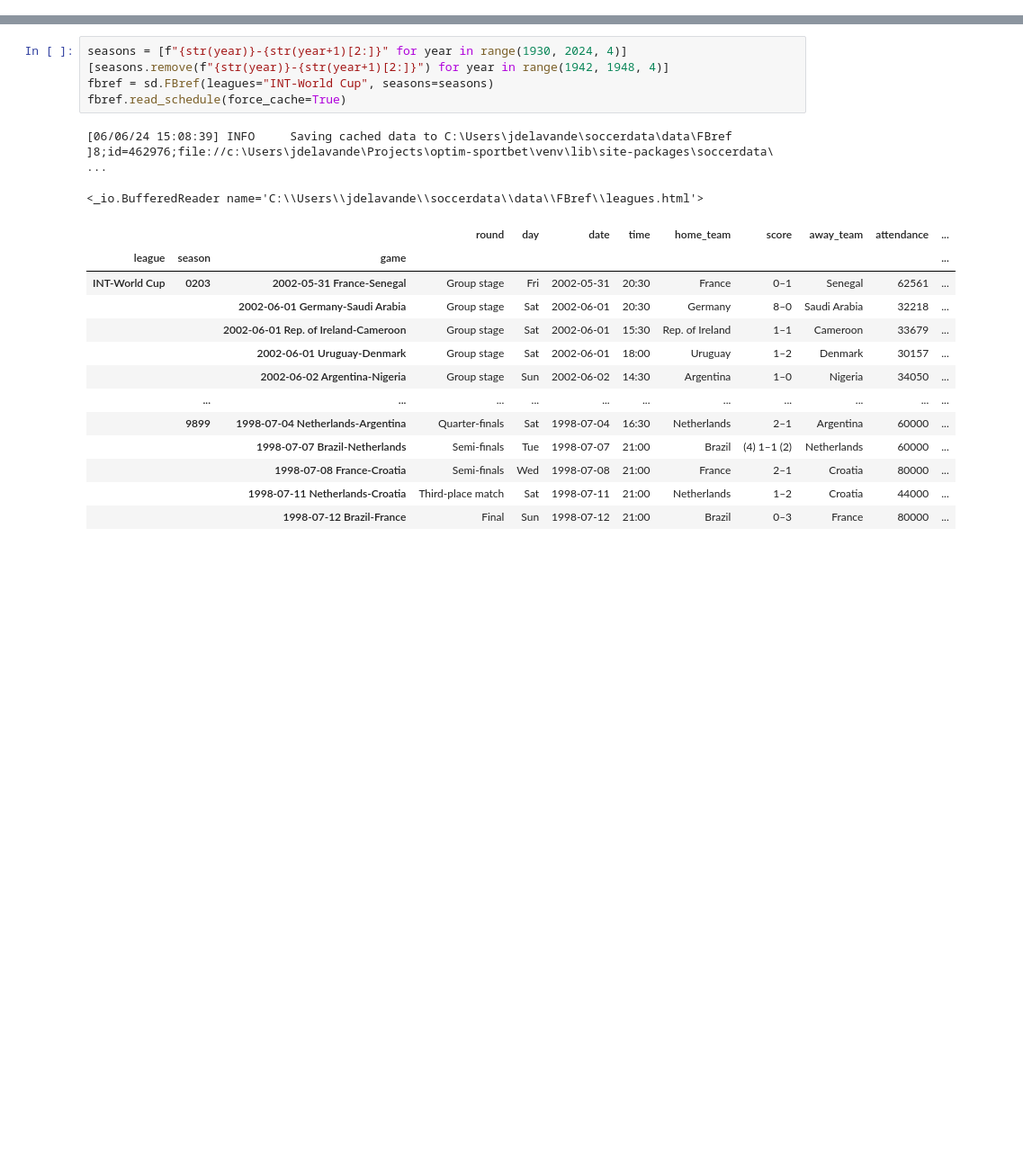
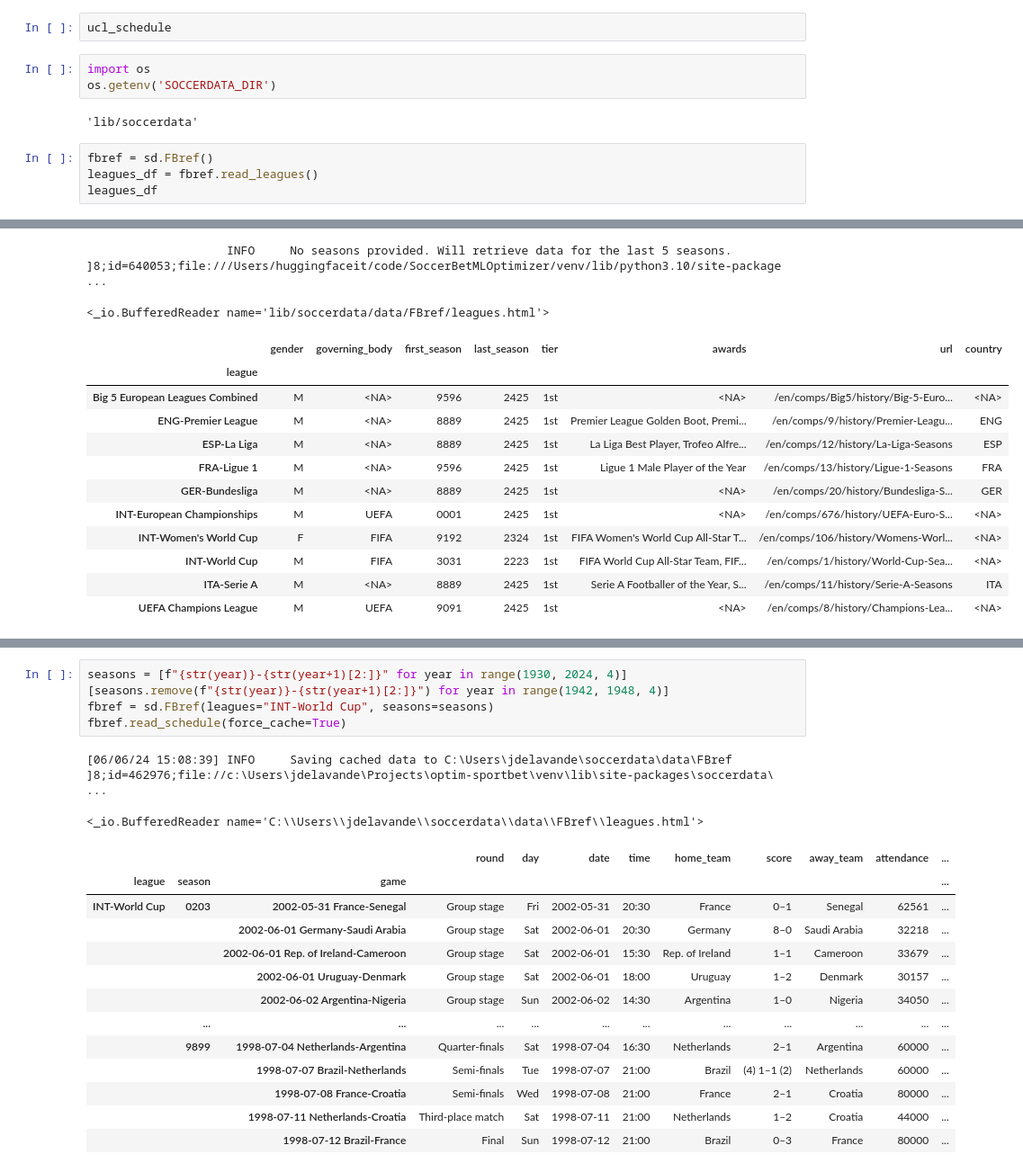
Before and after one commit to JulienDelavande/SoccerBetMLOptimizer, a Jupyter notebook: notebooks/api-exploration/soccer_data_fbref_jd_240606.ipynb, the cells around one changed output, grey strips where cells are left out. Shown at 90% size. Drawn from its saved outputs; the diff is of its cells as text; blank space fills up the shorter version.

Commit message:
modify some data ingestion

```diff
--- a/notebooks/api-exploration/soccer_data_fbref_jd_240606.ipynb
+++ b/notebooks/api-exploration/soccer_data_fbref_jd_240606.ipynb
@@ -7,0 +200,12 @@ import soccerdata as sd
+# %%
+ucl_schedule
+# %%
+import os
+os.getenv('SOCCERDATA_DIR')
+# %% [output]
+'lib/soccerdata'
+# %%
+fbref = sd.FBref()
+leagues_df = fbref.read_leagues()
+leagues_df
+# %% [output]
@@ -8,2 +213,16 @@ import soccerdata as sd
+                    INFO     No seasons provided. Will retrieve data for the last 5 seasons.         ]8;id=640053;file:///Users/huggingfaceit/code/SoccerBetMLOptimizer/venv/lib/python3.10/site-package ...
+<_io.BufferedReader name='lib/soccerdata/data/FBref/leagues.html'>
+|  | gender | governing_body | first_season | last_season | tier | awards | url | country |
+| league |  |  |  |  |  |  |  |  |
+| Big 5 European Leagues Combined | M | <NA> | 9596 | 2425 | 1st | <NA> | /en/comps/Big5/history/Big-5-Euro... | <NA> |
+| ENG-Premier League | M | <NA> | 8889 | 2425 | 1st | Premier League Golden Boot, Premi... | /en/comps/9/history/Premier-Leagu... | ENG |
+| ESP-La Liga | M | <NA> | 8889 | 2425 | 1st | La Liga Best Player, Trofeo Alfre... | /en/comps/12/history/La-Liga-Seasons | ESP |
+| FRA-Ligue 1 | M | <NA> | 9596 | 2425 | 1st | Ligue 1 Male Player of the Year | /en/comps/13/history/Ligue-1-Seasons | FRA |
+| GER-Bundesliga | M | <NA> | 8889 | 2425 | 1st | <NA> | /en/comps/20/history/Bundesliga-S... | GER |
+| INT-European Championships | M | UEFA | 0001 | 2425 | 1st | <NA> | /en/comps/676/history/UEFA-Euro-S... | <NA> |
+| INT-Women's World Cup | F | FIFA | 9192 | 2324 | 1st | FIFA Women's World Cup All-Star T... | /en/comps/106/history/Womens-Worl... | <NA> |
+| INT-World Cup | M | FIFA | 3031 | 2223 | 1st | FIFA World Cup All-Star Team, FIF... | /en/comps/1/history/World-Cup-Sea... | <NA> |
+| ITA-Serie A | M | <NA> | 8889 | 2425 | 1st | Serie A Footballer of the Year, S... | /en/comps/11/history/Serie-A-Seasons | ITA |
+| UEFA Champions League | M | UEFA | 9091 | 2425 | 1st | <NA> | /en/comps/8/history/Champions-Lea... | <NA> |
 # %%
 fbref = sd.FBref()
```
Also changed, not shown: parts of 11 cells of this notebook, 24 other files.
